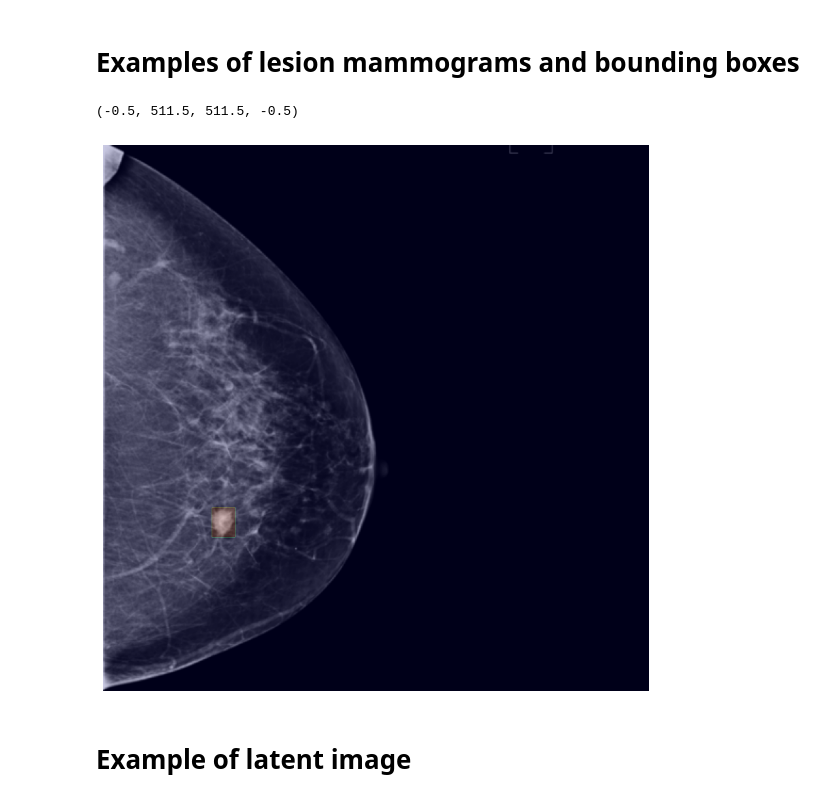
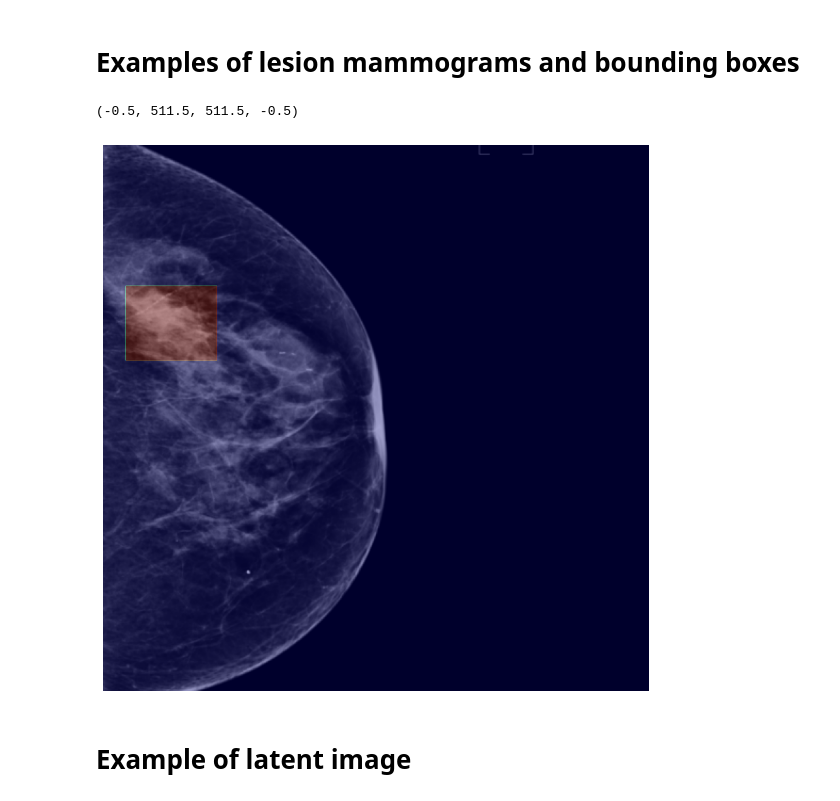
Before and after one commit to Likalto4/diffusion-models_master, a Jupyter notebook: dataset_analysis/figures_thesis.ipynb, the cells around one changed output. Saved outputs shown, nothing was run; the diff lists cells and outputs as text; code cells hidden in the pictures.

Commit message:
some figures for the presentation

```diff
--- a/dataset_analysis/figures_thesis.ipynb
+++ b/dataset_analysis/figures_thesis.ipynb
@@ -95,27 +91,27 @@ a mammogram in MLO view with very high density
 # %%
 # paths
 omid_images_dir = repo_path / 'data/images/breast40k_RGB_wlesions'
 omid_masks_dir = repo_path / 'data/masks/breast40k_RGB_wlesions'
 
 # get one random png file from the image dir
 # image_name = random.choice(os.listdir(omid_images_dir))
 # get all the files names in the image dir
 image_names = os.listdir(omid_images_dir)
-image_name = image_names[0] # one example
+image_name = image_names[2] # one example
 # read image using PIL
 image = Image.open(omid_images_dir / image_name)
 # read mask using PIL
 mask = Image.open(omid_masks_dir / image_name)
 
 # show image and mask overlayed
 plt.figure(figsize=(10,10))
 plt.imshow(image, cmap='gray')
-plt.imshow(mask, alpha=0.2, cmap='jet')
+plt.imshow(mask, alpha=0.35, cmap='jet')
 # remove axis
 plt.axis('off')
 # %% [output]
 (-0.5, 511.5, 511.5, -0.5)
-[figure, old version]
+[figure, new version]
 # %% [markdown]
 # Example of latent image
 # %%
```
Also changed, not shown: parts of 5 cells of this notebook.
